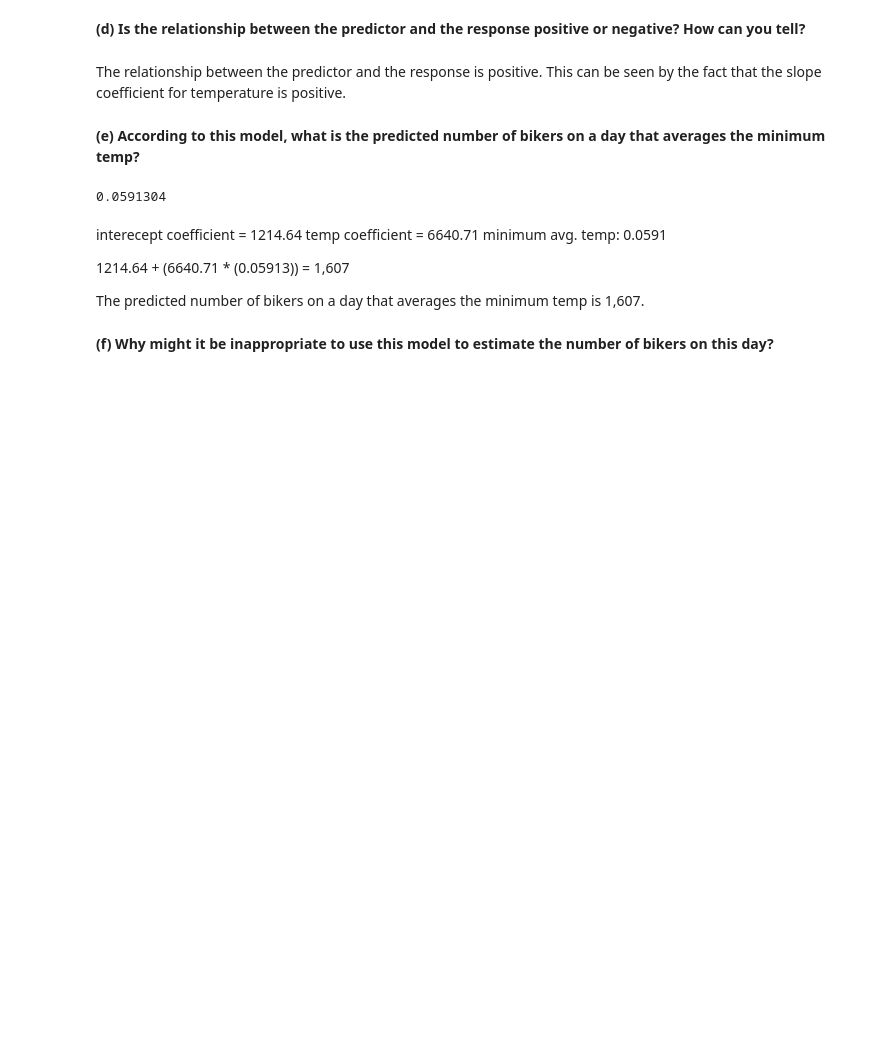
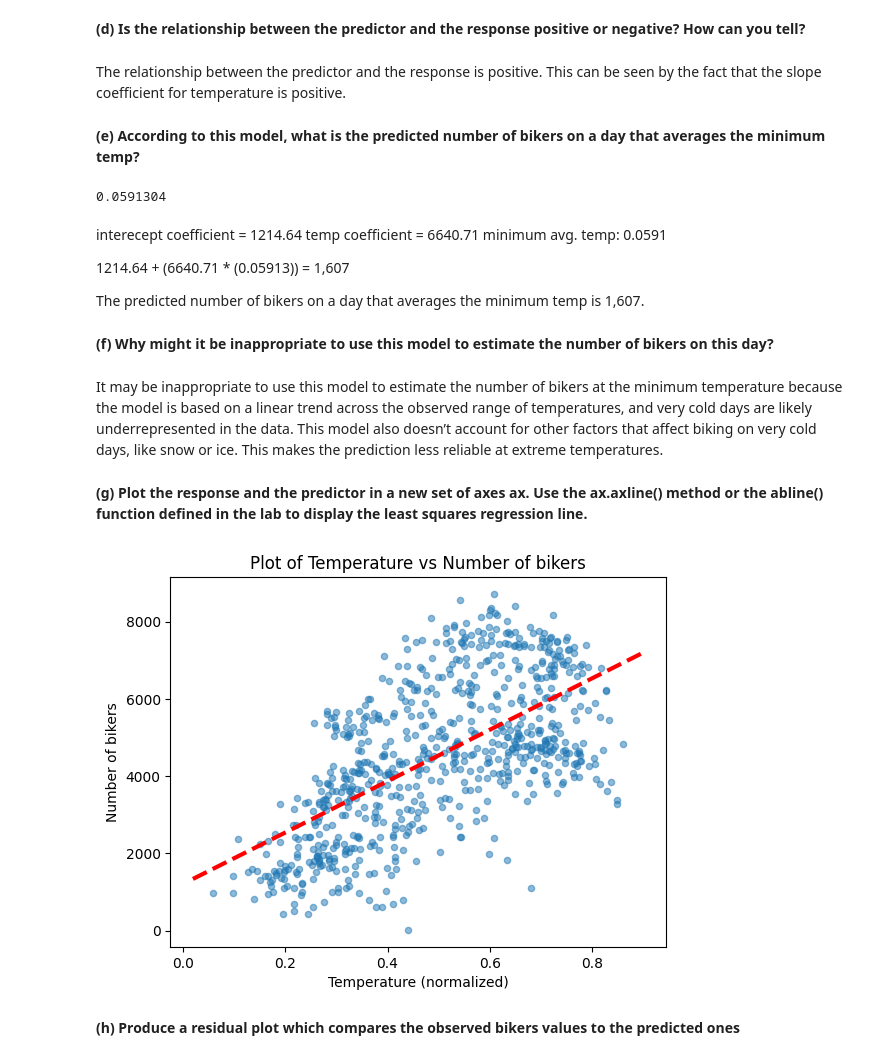
Before and after one commit to rachellecloutier/code_2600, a Jupyter notebook: homework2.ipynb, the cells around one changed output. Drawn from its saved outputs; the diff is of its cells as text; code cells hidden in the pictures; blank space fills up the shorter version.

```diff
--- a/homework2.ipynb
+++ b/homework2.ipynb
@@ -118,3 +118,32 @@ minimum avg. temp: 0.0591
 The predicted number of bikers on a day that averages the minimum temp is 1,607.
 # %% [markdown]
 **(f) Why might it be inappropriate to use this model to estimate the number of bikers on this day?**
+# %% [markdown]
+It may be inappropriate to use this model to estimate the number of bikers at the minimum temperature because the model is based on a linear trend across the observed range of temperatures, and very cold days are likely underrepresented in the data. This model also doesn’t account for other factors that affect biking on very cold days, like snow or ice. This makes the prediction less reliable at extreme temperatures.
+# %% [markdown]
+**(g) Plot the response and the predictor in a new set of axes ax. Use the ax.axline() method or the abline() function defined in the lab to display the least squares regression line.**
+# %%
+import matplotlib.pyplot as plt
+
+def abline(ax, b, m, *args, **kwargs):
+    "Add a line with slope m and intercept b to ax"
+    xlim = ax.get_xlim()
+    ylim = [m * xlim[0] + b, m * xlim[1] + b]
+    ax.plot(xlim, ylim, *args, **kwargs)
+
+# Scatterplot of temp vs cnt
+ax = Bike_day.plot.scatter('temp', 'cnt', alpha=0.5)
+ax.set_title("Plot of Temperature vs Number of bikers")
+ax.set_xlabel("Temperature (normalized)")
+ax.set_ylabel("Number of bikers")
+
+# Regression line
+abline(ax,
+       model.params['const'],   # intercept
+       model.params['temp'],    # slope
+       'r--',
+       linewidth=3)
+# %% [output]
+[figure, added]
+# %% [markdown]
+**(h) Produce a residual plot which compares the observed bikers values to the predicted ones**
```
